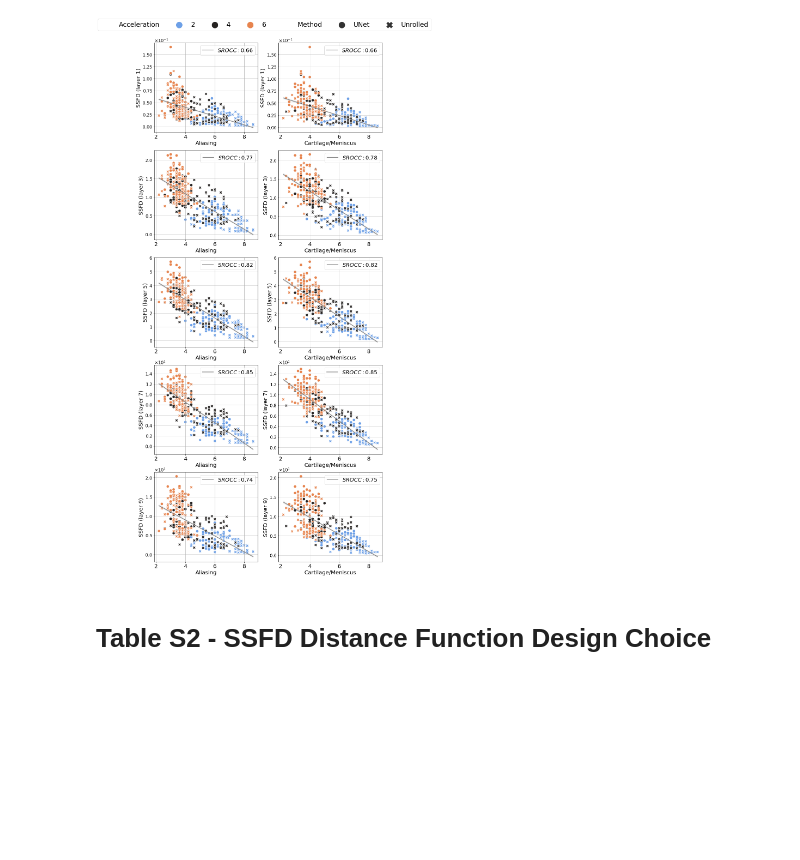
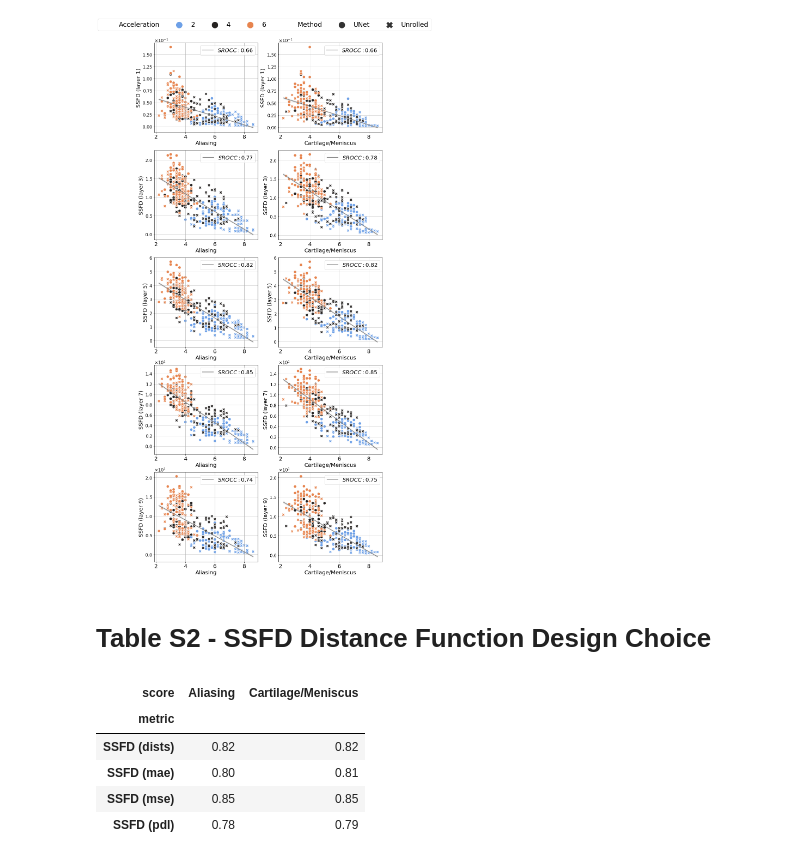
Before and after one commit to StanfordMIMI/deep-feature-mr-recon, a Jupyter notebook: ReaderStudy_vs_Metrics.ipynb, the cells around one changed output. Saved outputs shown, nothing was run; the diff lists cells and outputs as text; code cells hidden in the pictures; blank space fills up the shorter version.

```diff
--- a/ReaderStudy_vs_Metrics.ipynb
+++ b/ReaderStudy_vs_Metrics.ipynb
@@ -582,24 +594,31 @@ for handle in legend.legendHandles:
 # %%
 # merge in SSFD distance function choi e metrics
 distance_metrics_path  = os.path.join(results_dir, 'ssfd_distance_metrics.csv')
 distance_metrics_df = pd.read_csv(distance_metrics_path)
 
 distance_df = distance_metrics_df.merge(mean_rs_df, how = 'outer', on = ['ScanID', 'Method', 'Acceleration'])
 distance_df = distance_df.dropna(axis=0)
 
 # Compute reader score correlations based on SSFD distance function
 distance_metrics = ['SSFD (mse)', 'SSFD (mae)', 'SSFD (pdl)',  'SSFD (dists)']
 scores = ["Aliasing","Cartilage/Meniscus"]
 
 distance_data = []
 for metric in distance_metrics:
     for score in scores:
         srocc = compute_srocc(distance_df[score], distance_df[metric])
         data = {'metric':metric, 'score':score, 'srocc':srocc}
         distance_data.append(data)
 
-ssl_srocc_df = pd.DataFrame(distance_data)
+distance_srocc_df = pd.DataFrame(distance_data)
 
 # convert df to a more readable table format
-ssl_srocc_table = ssl_srocc_df.pivot_table(index=['metric'],  columns = 'score', values='srocc').round(2)
-ssl_srocc_table
+distance_srocc_table = distance_srocc_df.pivot_table(index=['metric'],  columns = 'score', values='srocc').round(2)
+distance_srocc_table
+# %% [output]
+| score | Aliasing | Cartilage/Meniscus |
+| metric |  |  |
+| SSFD (dists) | 0.82 | 0.82 |
+| SSFD (mae) | 0.80 | 0.81 |
+| SSFD (mse) | 0.85 | 0.85 |
+| SSFD (pdl) | 0.78 | 0.79 |
```
Also changed, not shown: parts of 7 cells of this notebook.
